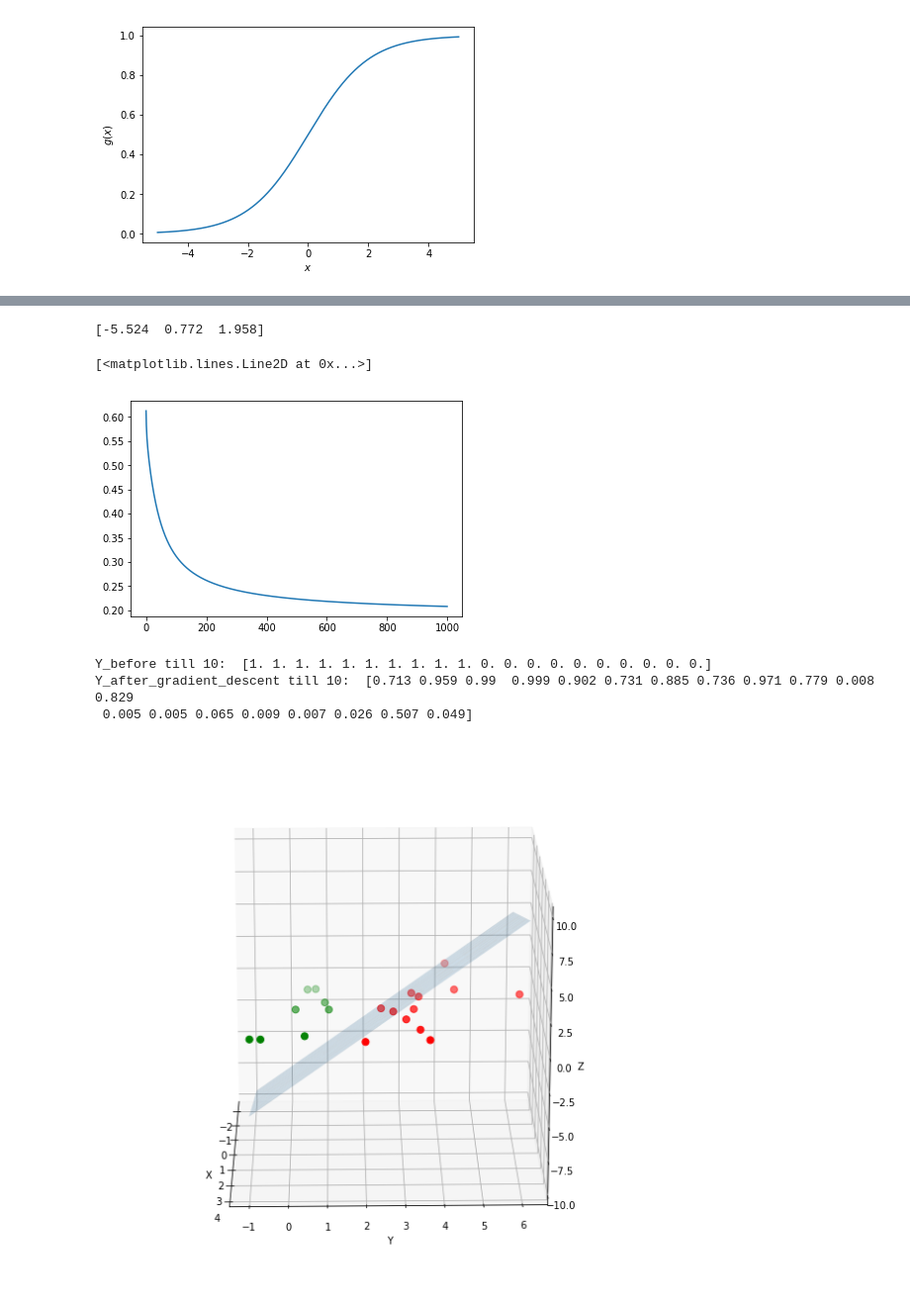
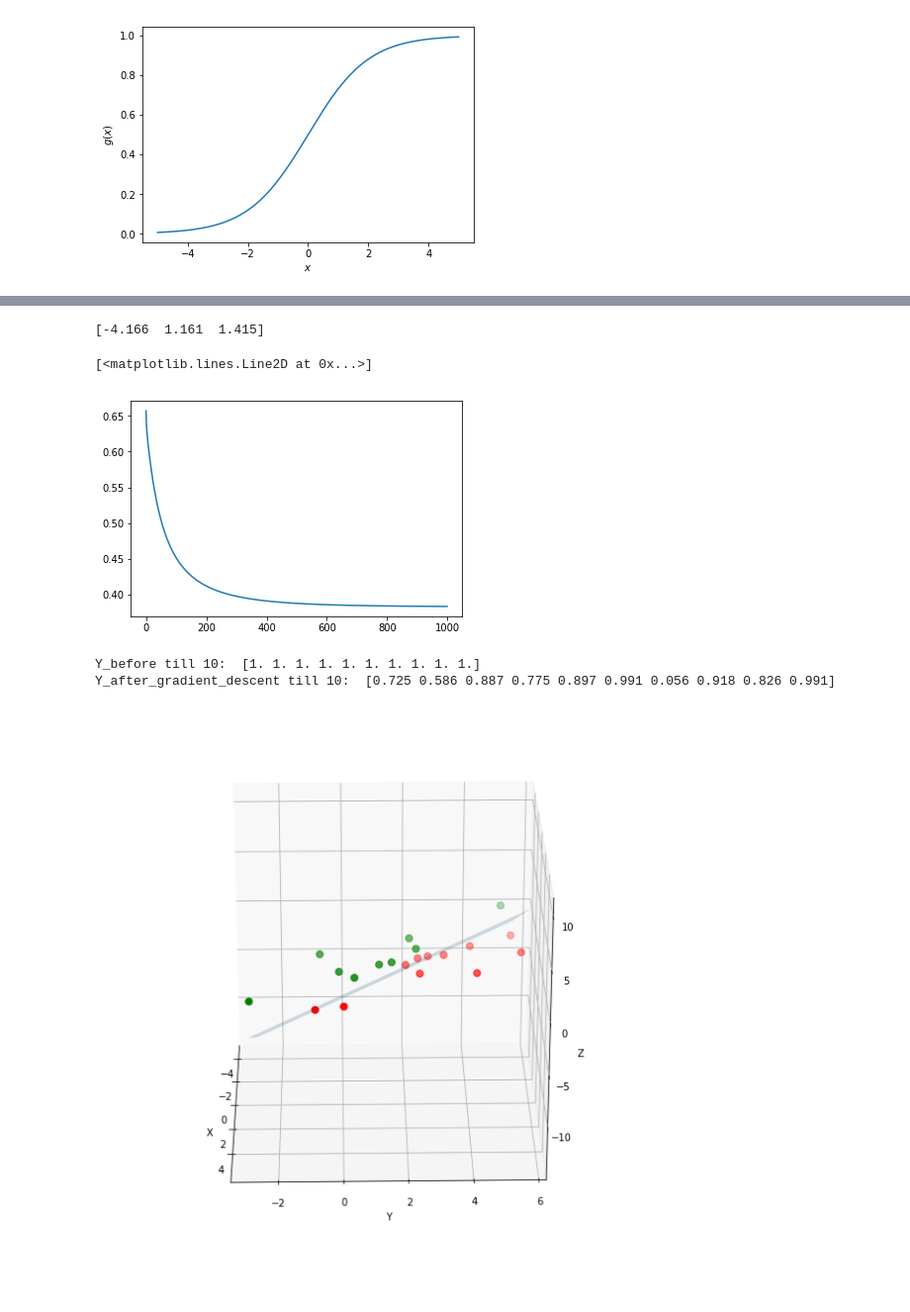
Before and after one commit to KonstantinKochetov/ML-implementations, a Jupyter notebook: Beleg3.ipynb, the cells around one changed output, grey strips where cells are left out. Shown: that part at 99% size. Cells and saved outputs as stored; diff of their text form; code cells hidden in the pictures.

```diff
--- a/Beleg3.ipynb
+++ b/Beleg3.ipynb
@@ -159,25 +170,23 @@ X_test_4 = X.copy()
 y_test_4 = y.copy()
 
 J_history, theta_result = gradient_descent(alpha, theta_test_4, X_test_4, y_test_4)
-print(theta_result)
 plt.plot(J_history)
 # %% [output]
-[-5.524  0.772  1.958]
+[-4.166  1.161  1.415]
 [<matplotlib.lines.Line2D at 0x...>]
-[figure, old version]
+[figure, new version]
 # %%
 # test Y
-print("Y_before till 10: ", y)
+print("Y_before till 10: ", y[:10])
 h = logistic_hypothesis(theta_result)
 y_after = h(X)
-print("Y_after_gradient_descent till 10: ", y_after)
+print("Y_after_gradient_descent till 10: ", y_after[:10])
 # %% [output]
-Y_before till 10:  [1. 1. 1. 1. 1. 1. 1. 1. 1. 1. 0. 0. 0. 0. 0. 0. 0. 0. 0. 0.]
-Y_after_gradient_descent till 10:  [0.713 0.959 0.99  0.999 0.902 0.731 0.885 0.736 0.971 0.779 0.008 0.829
- 0.005 0.005 0.065 0.009 0.007 0.026 0.507 0.049]
+Y_before till 10:  [1. 1. 1. 1. 1. 1. 1. 1. 1. 1.]
+Y_after_gradient_descent till 10:  [0.725 0.586 0.887 0.775 0.897 0.991 0.056 0.918 0.826 0.991]
 # %%
 # Aufgabe 6
-def plot3D(X, y, theta):
+def plot3D(X, y, theta_result):
 
     # data
     data = np.c_[X[:, 1], X[:, 2], y]
@@ -198,33 +207,36 @@ def plot3D(X, y, theta):
     X_1_neg = X[neg,2]
     X_1_neg = X_1_neg.reshape(len(X_1_neg), 1)
     Y_neg = y[neg]
     Y_neg = Y_neg.reshape(len(Y_neg), 1)
 
     # plot plane
     mn = np.min(data, axis=0)
     mx = np.max(data, axis=0)
     X,Y = np.meshgrid(np.linspace(mn[0], mx[0], 20), np.linspace(mn[1], mx[1], 20))
     Z = theta_result[1]*X + theta_result[2]*Y + theta_result[0]
     fig1 =  plt.figure(figsize=(10, 10))
     ax = fig1.gca(projection='3d')
     ax.plot_surface(X, Y, Z, rstride=1, cstride=1, alpha=0.2)
 
     # plot points
     ax.scatter(X_0_neg, X_1_neg, Y_neg, c='g', s=50)
     ax.scatter(X_0_pos, X_1_pos, Y_pos, c='r', s=50)
 
     # plot finish
     plt.xlabel('X')
     plt.ylabel('Y')
     ax.set_zlabel('Z')
     ax.axis('equal')
     ax.axis('tight')
 
     # rotate
     for angle in range(0, 360):
-        ax.view_init(18, angle)
+        ax.view_init(25, angle)
 
 # test
-plot3D(X, y_after, theta_result)
+X_test = X.copy()
+y_after_test = y_after.copy()
+theta_result_test = theta_result.copy()
+plot3D(X_test, y_after, theta_result_test)
 # %% [output]
-[figure, old version]
+[figure, new version]
```
Also changed, not shown: parts of 8 cells of this notebook.
